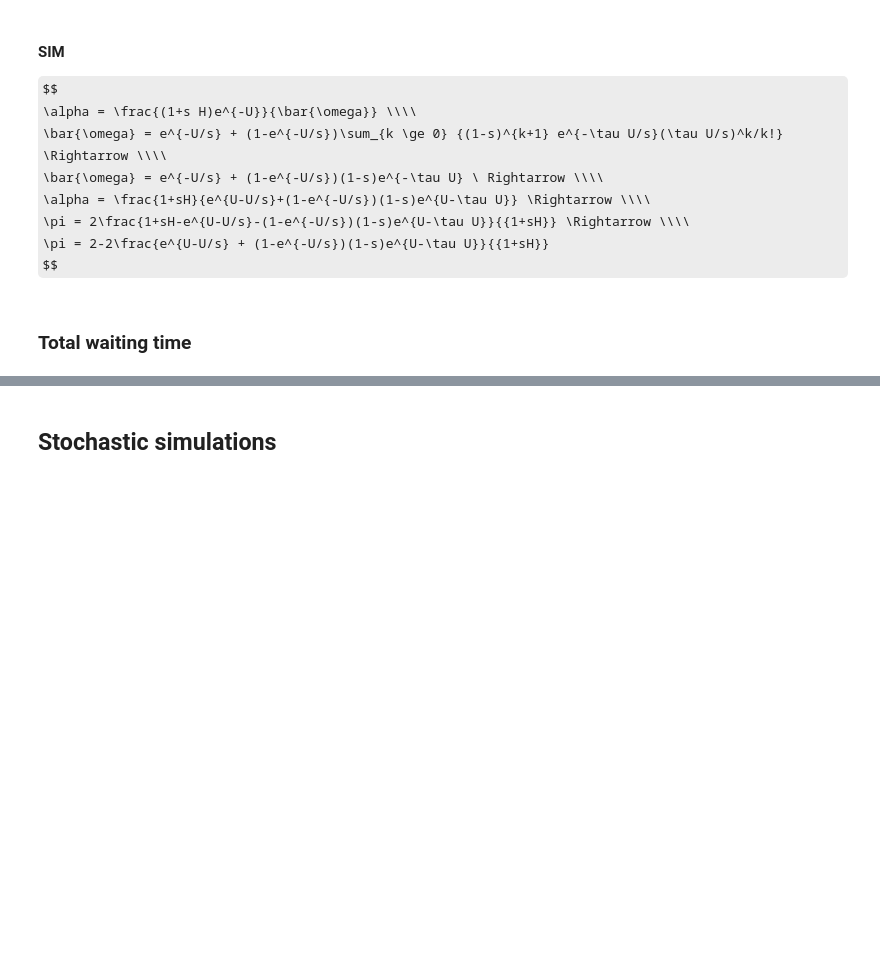
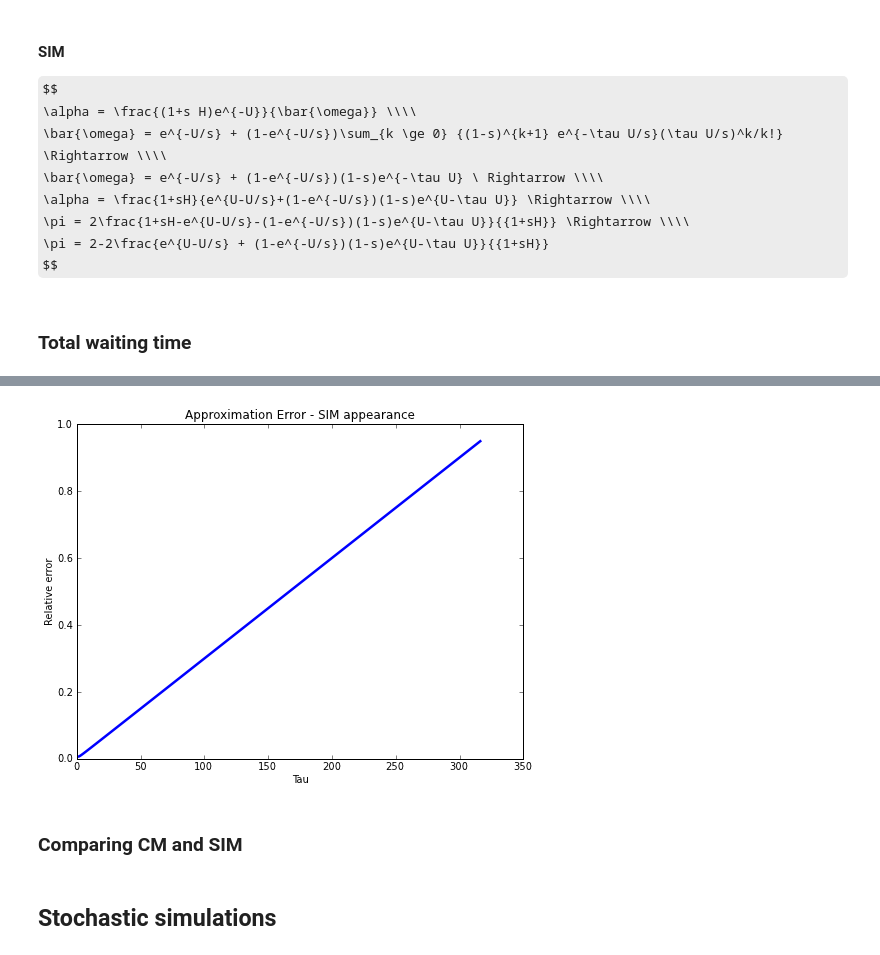
Before and after one commit to yoavram/ruggedsim, a Jupyter notebook: SIDEER2013/notebook.ipynb, the cells around one changed output, grey strips where cells are left out. Saved outputs shown, nothing was run; the diff lists cells and outputs as text; code cells hidden in the pictures; some formulas as TeX source; blank space fills up the shorter version.

```diff
--- a/SIDEER2013/notebook.ipynb
+++ b/SIDEER2013/notebook.ipynb
@@ -119,4 +127,16 @@ u^2 (1 + \frac{2}{s} \tau (1 - \tau U) ) \approx \\\\
 $$
+# %%
+def appearance_sim_approx(T,U,u,s,H):
+    return (1 - T * U) * (2 * T * u**2) / s
+# %%
+taus = logspace(0,2.5)
+plot(taus,[abs(appearance_sim_approx(T,U,u,s,H)-appearance_sim_exact(T,U,u,s,H))/appearance_sim_exact(T,U,u,s,H) for T in taus], 'b', linewidth=2.5);
+title("Approximation Error - SIM appearance");
+xlabel("Tau"); ylabel("Relative error");
+# %% [output]
+[figure, added]
+# %% [markdown]
+### Comparing CM and SIM
 # %% [markdown]
 ## Stochastic simulations
 # %%
```
Also changed, not shown: parts of 8 cells of this notebook.
